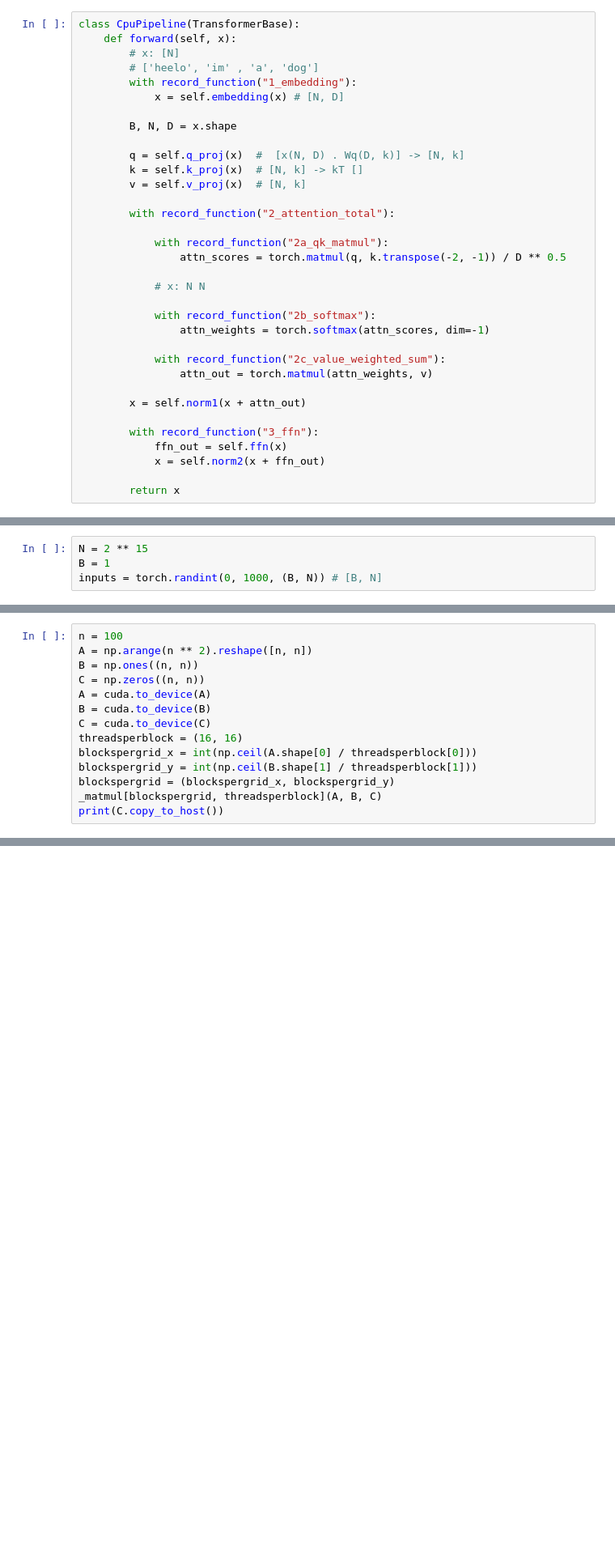
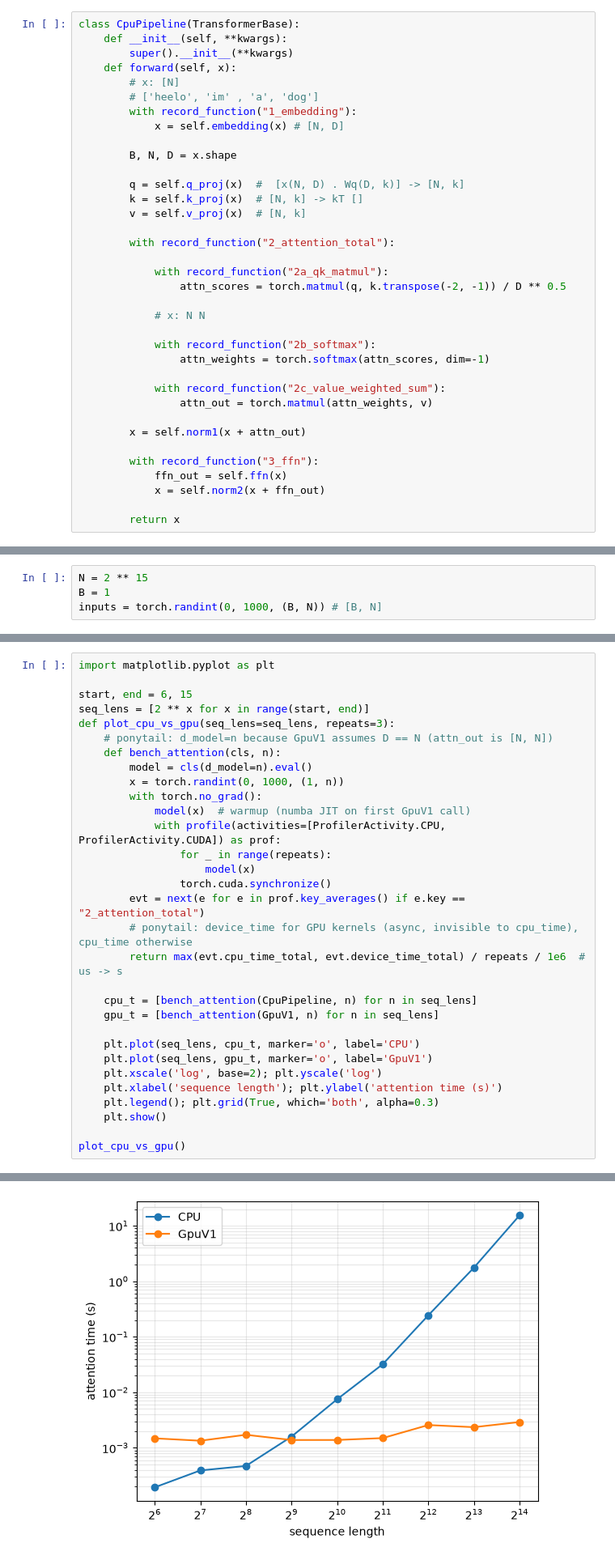
Before and after one commit to ldkhang1201/gpt, a Jupyter notebook: notebooks/attention.ipynb, the cells around one changed output, grey strips where cells are left out. Shown at 81% size. Saved outputs shown, nothing was run; the diff lists cells and outputs as text; blank space fills up the shorter version.

Commit message:
add speed up chart

```diff
--- a/notebooks/attention.ipynb
+++ b/notebooks/attention.ipynb
@@ -28,6 +27,8 @@ class TransformerBase(nn.Module):
         raise NotImplementedError()
 # %%
 class CpuPipeline(TransformerBase):
+    def __init__(self, **kwargs):
+        super().__init__(**kwargs)
     def forward(self, x):
         # x: [N]
         # ['heelo', 'im' , 'a', 'dog']
@@ -197,14 +166,32 @@ Self CUDA time total: 12.110s
-# %%
-n = 100
-A = np.arange(n ** 2).reshape([n, n])
-B = np.ones((n, n))
-C = np.zeros((n, n))
-A = cuda.to_device(A)
-B = cuda.to_device(B)
-C = cuda.to_device(C)
-threadsperblock = (16, 16)
-blockspergrid_x = int(np.ceil(A.shape[0] / threadsperblock[0]))
-blockspergrid_y = int(np.ceil(B.shape[1] / threadsperblock[1]))
-blockspergrid = (blockspergrid_x, blockspergrid_y)
-_matmul[blockspergrid, threadsperblock](A, B, C)
-print(C.copy_to_host())
+# %%
+import matplotlib.pyplot as plt
+
+start, end = 6, 15
+seq_lens = [2 ** x for x in range(start, end)]
+def plot_cpu_vs_gpu(seq_lens=seq_lens, repeats=3):
+    # ponytail: d_model=n because GpuV1 assumes D == N (attn_out is [N, N])
+    def bench_attention(cls, n):
+        model = cls(d_model=n).eval()
+        x = torch.randint(0, 1000, (1, n))
+        with torch.no_grad():
+            model(x)  # warmup (numba JIT on first GpuV1 call)
+            with profile(activities=[ProfilerActivity.CPU, ProfilerActivity.CUDA]) as prof:
+                for _ in range(repeats):
+                    model(x)
+                torch.cuda.synchronize()
+        evt = next(e for e in prof.key_averages() if e.key == "2_attention_total")
+        # ponytail: device_time for GPU kernels (async, invisible to cpu_time), cpu_time otherwise
+        return max(evt.cpu_time_total, evt.device_time_total) / repeats / 1e6  # us -> s
+
+    cpu_t = [bench_attention(CpuPipeline, n) for n in seq_lens]
+    gpu_t = [bench_attention(GpuV1, n) for n in seq_lens]
+
+    plt.plot(seq_lens, cpu_t, marker='o', label='CPU')
+    plt.plot(seq_lens, gpu_t, marker='o', label='GpuV1')
+    plt.xscale('log', base=2); plt.yscale('log')
+    plt.xlabel('sequence length'); plt.ylabel('attention time (s)')
+    plt.legend(); plt.grid(True, which='both', alpha=0.3)
+    plt.show()
+
+plot_cpu_vs_gpu()
+# %% [output]
@@ -210,0 +215 @@ print(C.copy_to_host())
+[figure, added]
```
Also changed, not shown: parts of 7 cells of this notebook, 1 other file.
